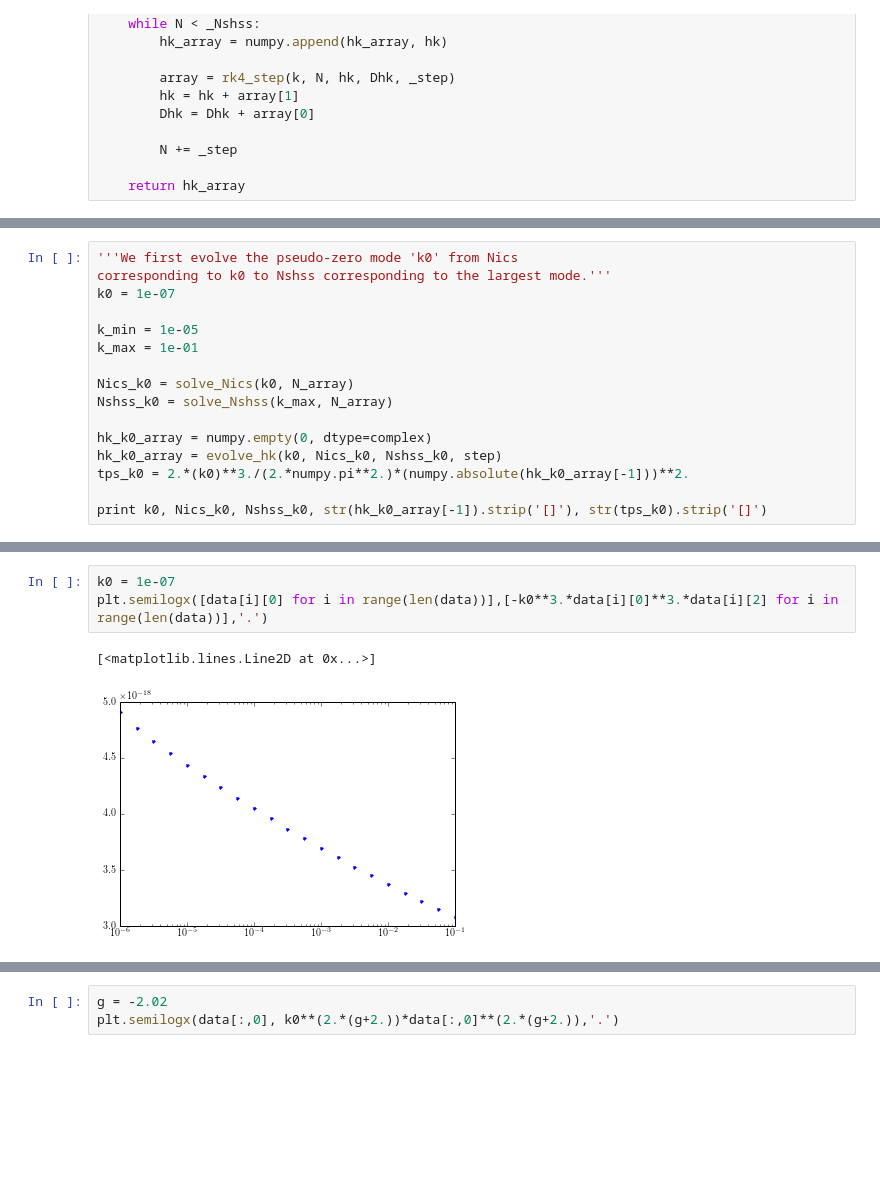
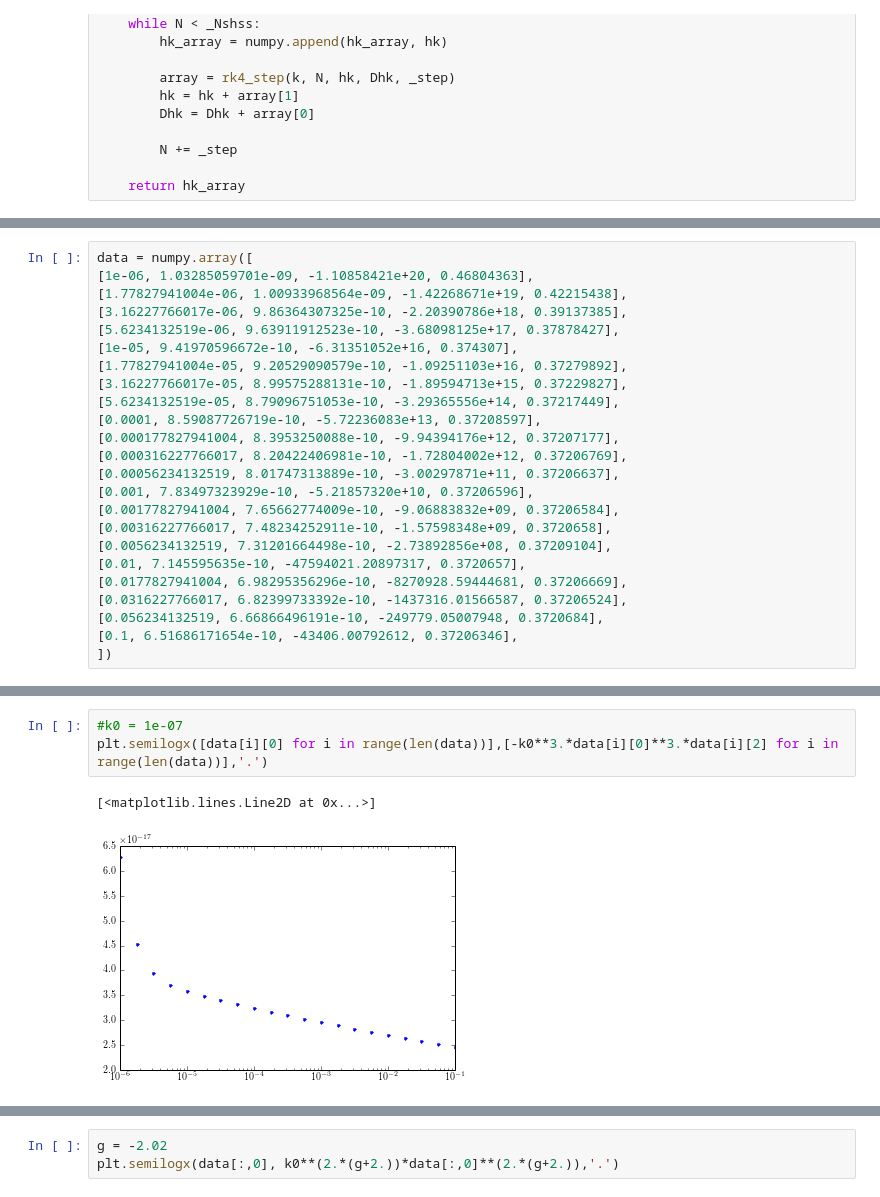
Before and after one commit to rahulporuri/project_work, a Jupyter notebook: power_law/bi-spectrum/squeezed_limit/tensor_bi-spectrum_squeezed_limit.ipynb, the cells around one changed output, grey strips where cells are left out. Cells and saved outputs as stored; diff of their text form; blank space fills up the shorter version.

```diff
--- a/power_law/bi-spectrum/squeezed_limit/tensor_bi-spectrum_squeezed_limit.ipynb
+++ b/power_law/bi-spectrum/squeezed_limit/tensor_bi-spectrum_squeezed_limit.ipynb
@@ -216,16 +227,0 @@ print Nics_k0
-# %%
-'''We first evolve the pseudo-zero mode 'k0' from Nics
-corresponding to k0 to Nshss corresponding to the largest mode.'''
-k0 = 1e-07
-
-k_min = 1e-05
-k_max = 1e-01
-
-Nics_k0 = solve_Nics(k0, N_array)
-Nshss_k0 = solve_Nshss(k_max, N_array)
-
-hk_k0_array = numpy.empty(0, dtype=complex)
-hk_k0_array = evolve_hk(k0, Nics_k0, Nshss_k0, step)
-tps_k0 = 2.*(k0)**3./(2.*numpy.pi**2.)*(numpy.absolute(hk_k0_array[-1]))**2.
-
-print k0, Nics_k0, Nshss_k0, str(hk_k0_array[-1]).strip('[]'), str(tps_k0).strip('[]')
@@ -298,0 +271,24 @@ data = numpy.array([[1e-06, 2.58217201678e-10, -4.91540495e+21,  0.68990894],
+# %%
+data = numpy.array([
+[1e-06, 1.03285059701e-09, -1.10858421e+20, 0.46804363],
+[1.77827941004e-06, 1.00933968564e-09, -1.42268671e+19, 0.42215438],
+[3.16227766017e-06, 9.86364307325e-10, -2.20390786e+18, 0.39137385],
+[5.6234132519e-06, 9.63911912523e-10, -3.68098125e+17, 0.37878427],
+[1e-05, 9.41970596672e-10, -6.31351052e+16, 0.374307],
+[1.77827941004e-05, 9.20529090579e-10, -1.09251103e+16, 0.37279892],
+[3.16227766017e-05, 8.99575288131e-10, -1.89594713e+15, 0.37229827],
+[5.6234132519e-05, 8.79096751053e-10, -3.29365556e+14, 0.37217449],
+[0.0001, 8.59087726719e-10, -5.72236083e+13, 0.37208597],
+[0.000177827941004, 8.3953250088e-10, -9.94394176e+12, 0.37207177],
+[0.000316227766017, 8.20422406981e-10, -1.72804002e+12, 0.37206769],
+[0.00056234132519, 8.01747313889e-10, -3.00297871e+11, 0.37206637],
+[0.001, 7.83497323929e-10, -5.21857320e+10, 0.37206596],
+[0.00177827941004, 7.65662774009e-10, -9.06883832e+09, 0.37206584],
+[0.00316227766017, 7.48234252911e-10, -1.57598348e+09, 0.3720658],
+[0.0056234132519, 7.31201664498e-10, -2.73892856e+08, 0.37209104],
+[0.01, 7.145595635e-10, -47594021.20897317, 0.3720657],
+[0.0177827941004, 6.98295356296e-10, -8270928.59444681, 0.37206669],
+[0.0316227766017, 6.82399733392e-10, -1437316.01566587, 0.37206524],
+[0.056234132519, 6.66866496191e-10, -249779.05007948, 0.3720684],
+[0.1, 6.51686171654e-10, -43406.00792612, 0.37206346],
+])
@@ -299,6 +317,6 @@ data = numpy.array([[1e-06, 2.58217201678e-10, -4.91540495e+21,  0.68990894],
 # %%
-k0 = 1e-07
+#k0 = 1e-07
 plt.semilogx([data[i][0] for i in range(len(data))],[-k0**3.*data[i][0]**3.*data[i][2] for i in range(len(data))],'.')
 # %% [output]
 [<matplotlib.lines.Line2D at 0x...>]
-[figure, old version]
+[figure, new version]
```
Also changed, not shown: parts of 10 cells of this notebook, 1 other file.
